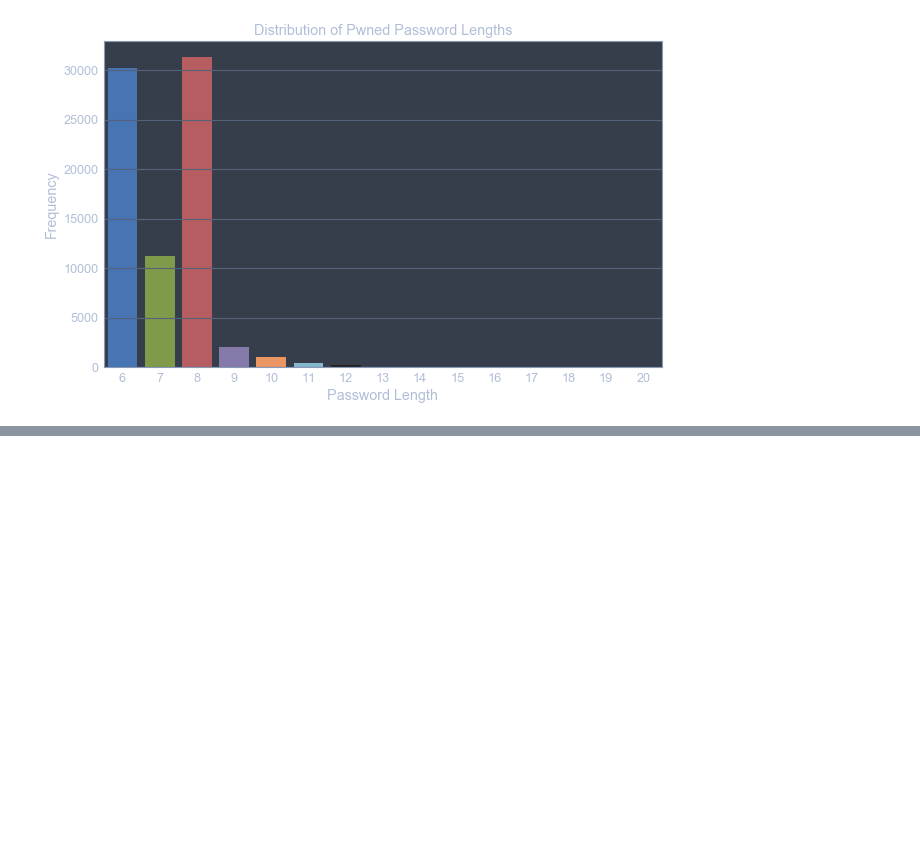
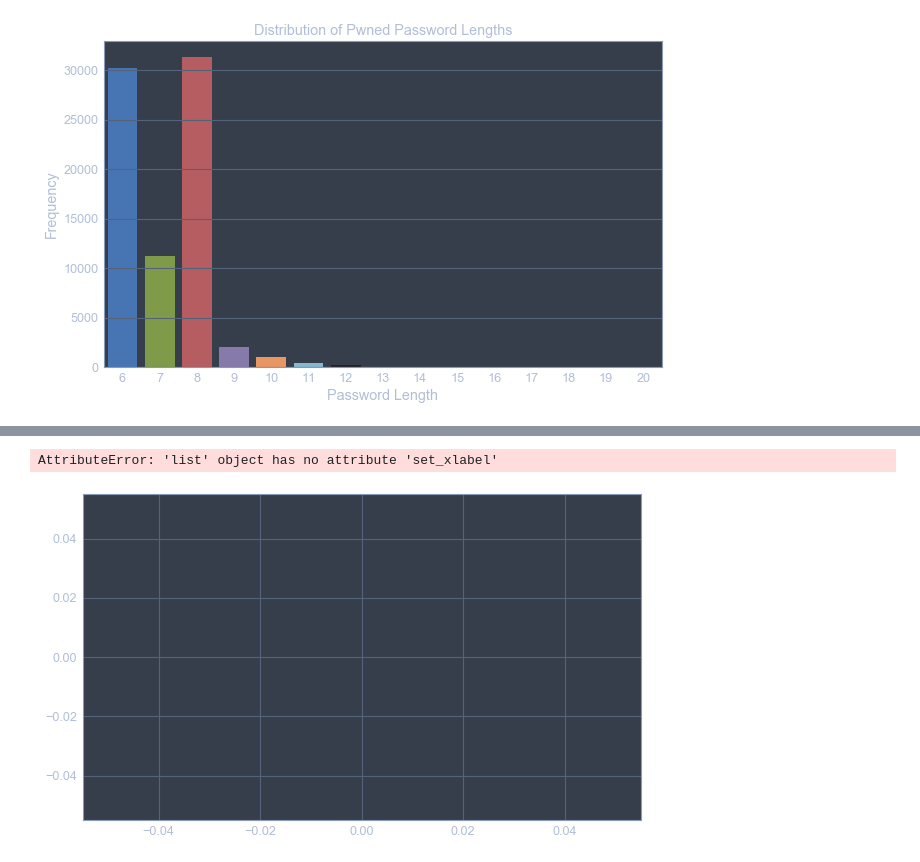
Before and after one commit to EricB10/pwned-passwords-project, a Jupyter notebook: analysis.ipynb, the cells around one changed output, grey strips where cells are left out. Drawn from its saved outputs; the diff is of its cells as text; code cells hidden in the pictures; blank space fills up the shorter version.

```diff
--- a/analysis.ipynb
+++ b/analysis.ipynb
@@ -432,0 +404,9 @@ Name: channels, Length: 76581, dtype: object
+# %%
+# Plot mean total times pwned by num of repeated characters
+fig, ax = plt.subplots(figsize=(10,6))
+ax = plt.plot(x=[1,2,3], y=[2,4,6], kind='bar', title='Total Times Password Pwned (Mean)\nby Password Length')
+ax.set_xlabel('Password Length')
+ax.set_ylabel('Times Pwned (Mean)')
+# %% [output]
+AttributeError: 'list' object has no attribute 'set_xlabel'
+[figure, added]
```
Also changed, not shown: parts of 9 cells of this notebook, 3 other files.
